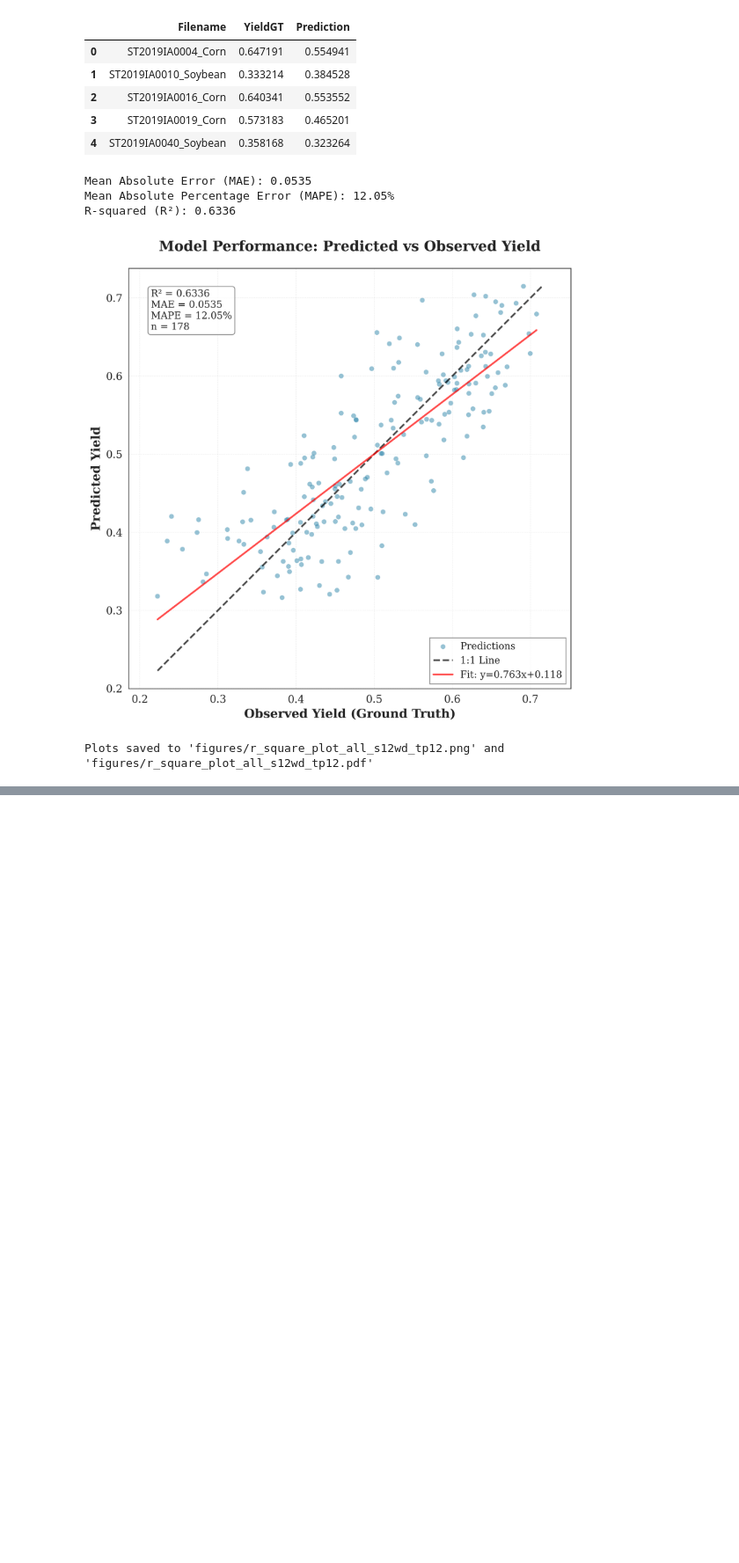
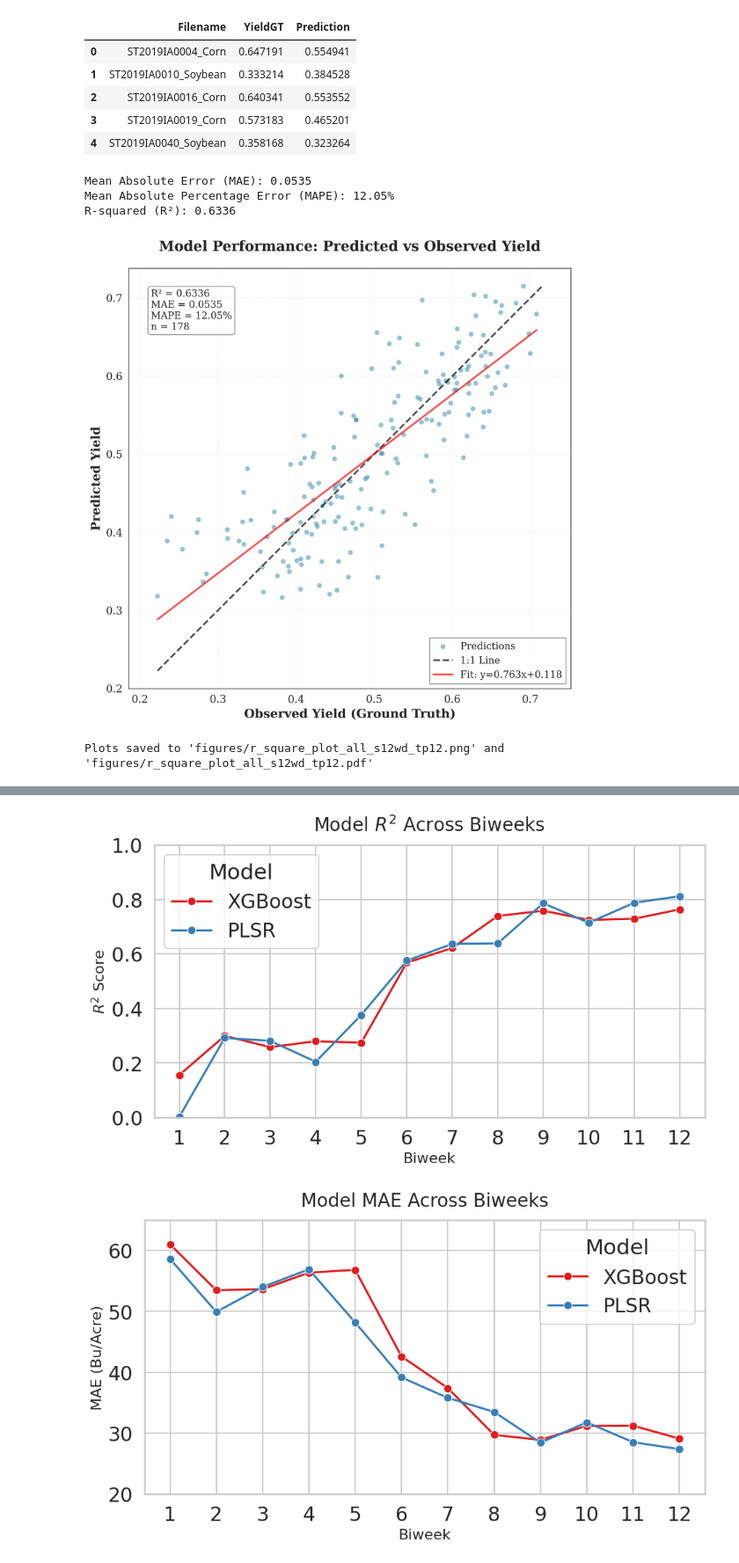
Before and after one commit to baskargroup/ISA_Yield, a Jupyter notebook: prediction_analysis.ipynb, the cells around one changed output, grey strips where cells are left out. Shown at 88% size. Saved outputs shown, nothing was run; the diff lists cells and outputs as text; code cells hidden in the pictures; blank space fills up the shorter version.

```diff
--- a/prediction_analysis.ipynb
+++ b/prediction_analysis.ipynb
@@ -112,0 +351,73 @@ Plots saved to 'figures/r_square_plot_all_s12wd_tp12.png' and 'figures/r_square_
+# %%
+import pandas as pd
+import matplotlib.pyplot as plt
+import seaborn as sns
+
+_code = "s12wd"  # Specify the code used in filenames
+# Set seaborn style for publication
+sns.set(style="whitegrid", context="talk", font_scale=1.3)
+
+# Load results
+df = pd.read_csv(f"classical_ml_results_{_code}.csv")
+df["biweek_num"] = df["biweek"].str.extract(r"(\d+)").astype(int)
+df['test_mae'] = df['test_mae'] * 370
+# Prepare R² data
+r2_long = df.melt(
+    id_vars=["biweek_num", "model"],
+    value_vars=["test_r2"],
+    var_name="split",
+    value_name="R²"
+)
+r2_long["split"] = r2_long["split"].str.replace("_r2", "").str.capitalize()
+
+# Plot R²
+plt.figure(figsize=(10, 6))
+sns.lineplot(
+    data=r2_long,
+    x="biweek_num",
+    y="R²",
+    hue="model",
+    marker="o",
+    palette="Set1"
+)
+plt.title("Model $R^2$ Across Biweeks", fontsize=20, pad=15)
+plt.ylim(0.0, 1.0)
+plt.xlabel("Biweek", fontsize=16)
+plt.ylabel("$R^2$ Score", fontsize=16)
+plt.xticks(df["biweek_num"].unique())
+plt.legend(title="Model", loc="best")
+plt.tight_layout()
+plt.savefig("classical_ml_r2_biweek.pdf", bbox_inches="tight", dpi=300)
+plt.show()
+
+# Prepare MAE data
+mae_long = df.melt(
+    id_vars=["biweek_num", "model"],
+    value_vars=["test_mae"],
+    var_name="split",
+    value_name="MAE"
+)
+mae_long["split"] = mae_long["split"].str.replace("_mae", "").str.capitalize()
+
+# Plot MAE
+plt.figure(figsize=(10, 6))
+sns.lineplot(
+    data=mae_long,
+    x="biweek_num",
+    y="MAE",
+    hue="model",
+    marker="o",
+    palette="Set1"
+)
+plt.title("Model MAE Across Biweeks", fontsize=20, pad=15)
+plt.xlabel("Biweek", fontsize=16)
+plt.ylabel("MAE (Bu/Acre)", fontsize=16)
+plt.xticks(df["biweek_num"].unique())
+plt.ylim(20, 65)
+plt.legend(title="Model", loc="best")
+plt.tight_layout()
+plt.savefig("classical_ml_mae_biweek.pdf", bbox_inches="tight", dpi=300)
+plt.show()
+# %% [output]
+[figure, added]
+[figure, added]
```
Also changed, not shown: parts of 5 cells of this notebook, 12 other files.
